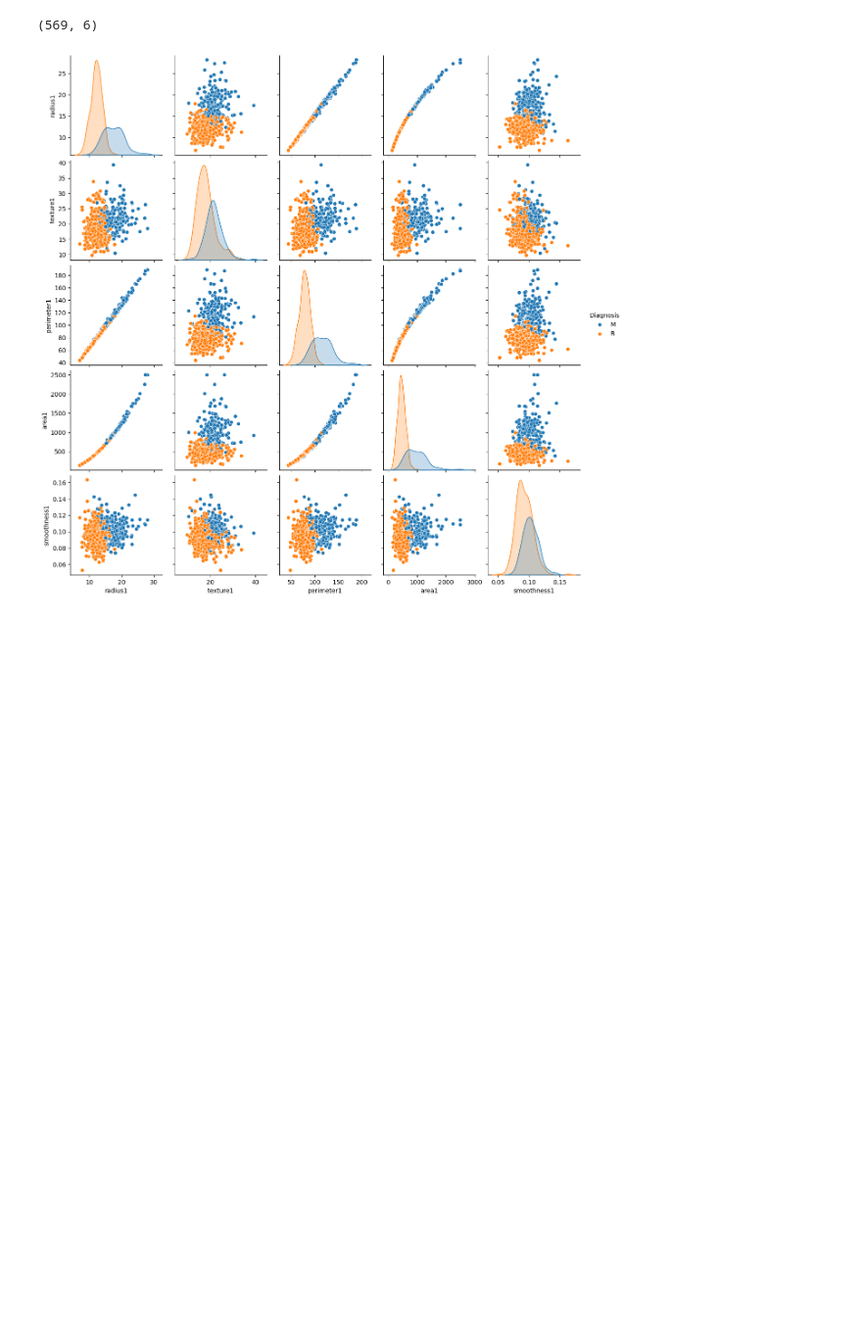
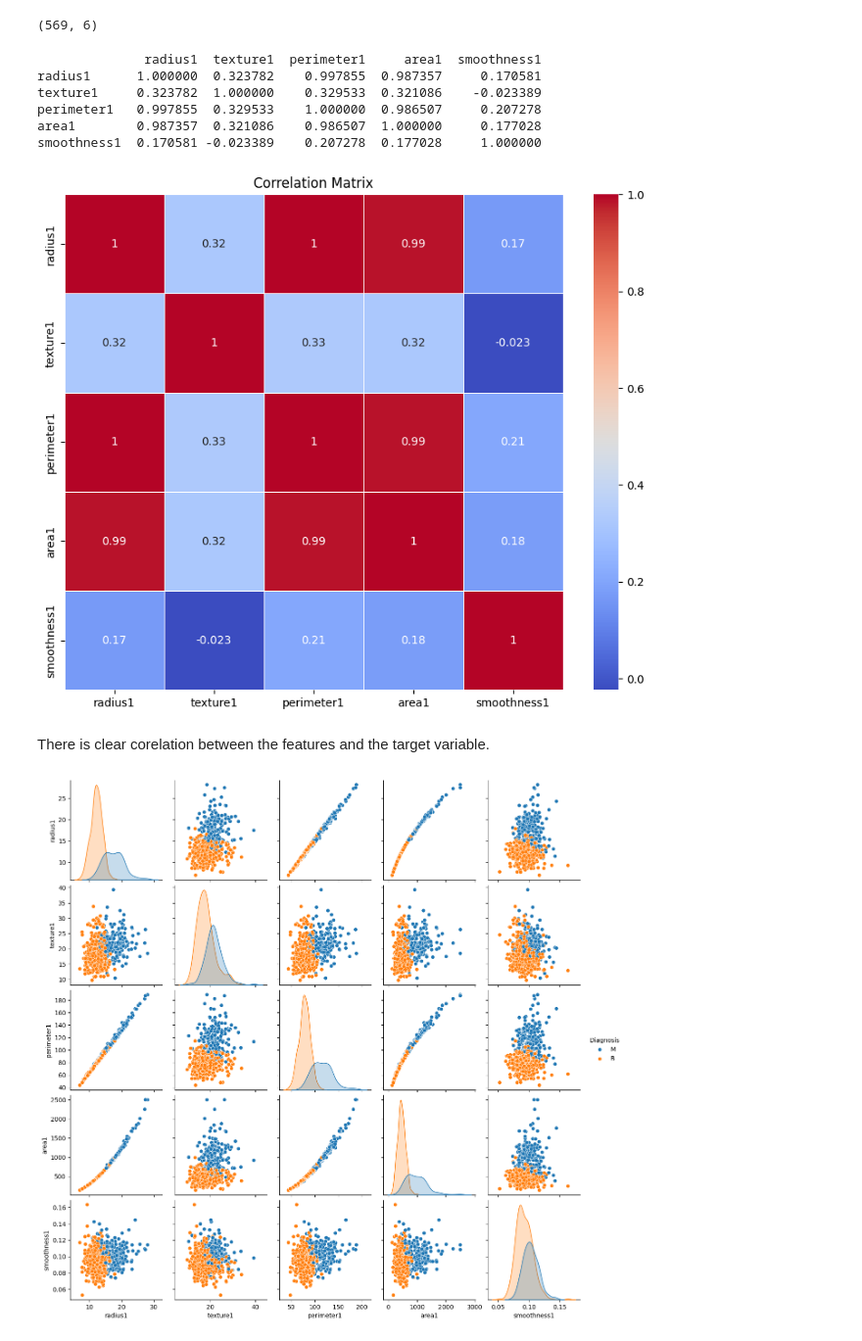
Before and after one commit to shaveenherath/Machine_Learning, a Jupyter notebook: Breast Cancer Wisconsin/breast_cancer_wisconsin_diagnostic.ipynb, the cells around one changed output. Shown at 98% size. Saved outputs shown, nothing was run; the diff lists cells and outputs as text; code cells hidden in the pictures; blank space fills up the shorter version.

```diff
--- a/Breast Cancer Wisconsin/breast_cancer_wisconsin_diagnostic.ipynb
+++ b/Breast Cancer Wisconsin/breast_cancer_wisconsin_diagnostic.ipynb
@@ -44,6 +44,23 @@ df_filtered = df[selected_features]
 print(df_filtered.shape)
 # %% [output]
 (569, 6)
+# %%
+correlation_matrix = df_filtered.drop(columns='Diagnosis').corr()
+print(correlation_matrix)
+plt.figure(figsize=(10, 8))
+sns.heatmap(correlation_matrix, annot=True, cmap='coolwarm', linewidths=0.5)
+plt.title('Correlation Matrix')
+plt.show()
+# %% [output]
+              radius1  texture1  perimeter1     area1  smoothness1
+radius1      1.000000  0.323782    0.997855  0.987357     0.170581
+texture1     0.323782  1.000000    0.329533  0.321086    -0.023389
+perimeter1   0.997855  0.329533    1.000000  0.986507     0.207278
+area1        0.987357  0.321086    0.986507  1.000000     0.177028
+smoothness1  0.170581 -0.023389    0.207278  0.177028     1.000000
+[figure, added]
+# %% [markdown]
+There is clear corelation between the features and the target variable.
 # %%
 #Create a Seaborn pairplot
 sns.pairplot(data=df_filtered, diag_kind='kde', hue='Diagnosis')
```
Also changed, not shown: parts of 2 cells of this notebook, 10 other files.
